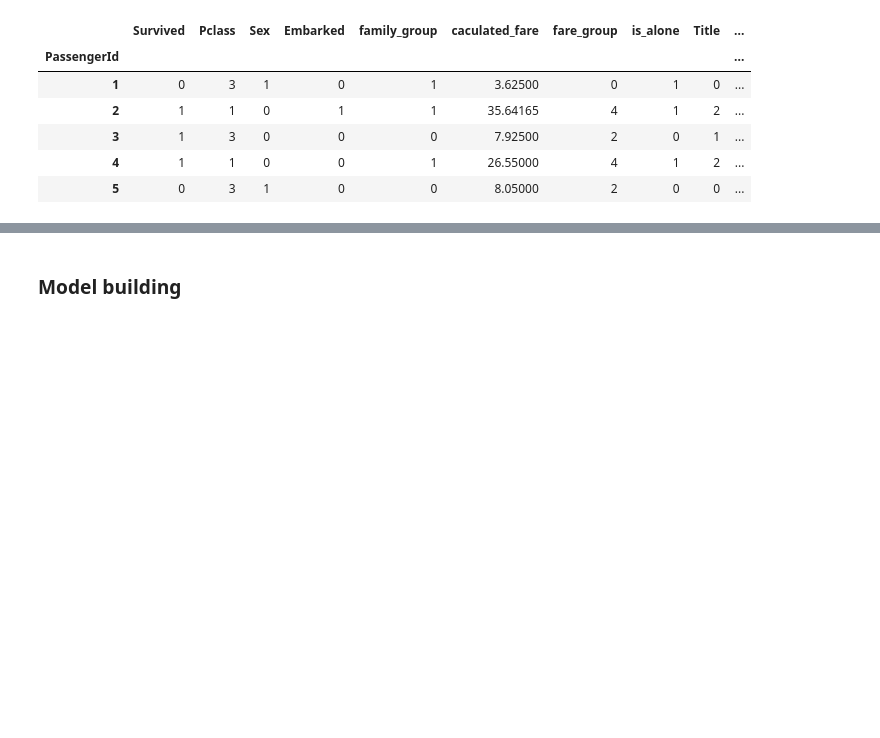
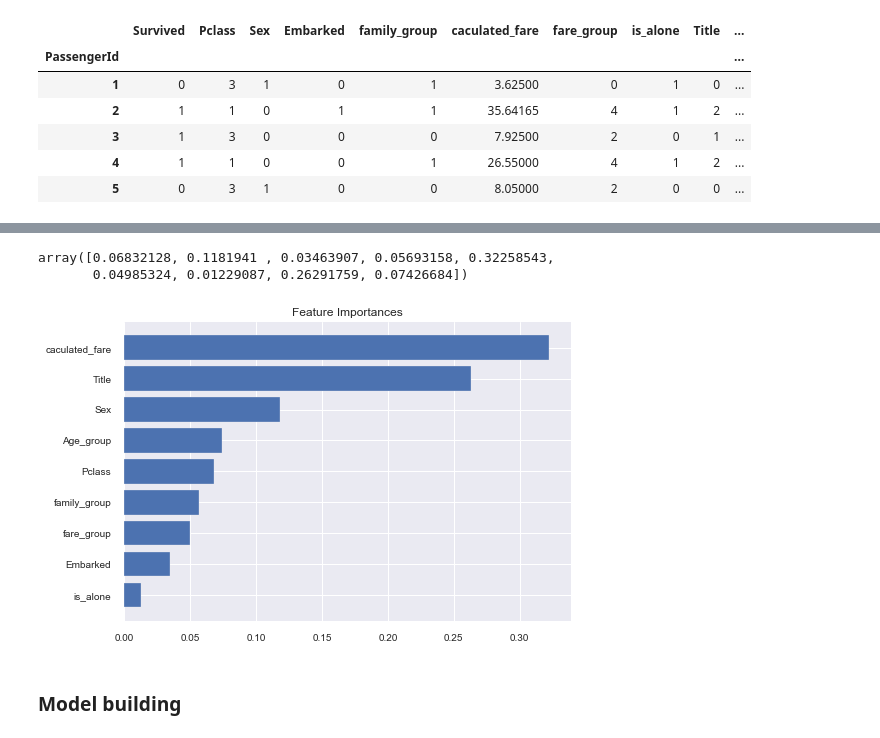
Before and after one commit to fallenleaves404/668project, a Jupyter notebook: project.ipynb, the cells around one changed output, grey strips where cells are left out. Saved outputs shown, nothing was run; the diff lists cells and outputs as text; code cells hidden in the pictures; blank space fills up the shorter version.

```diff
--- a/project.ipynb
+++ b/project.ipynb
@@ -117,4 +161,4 @@ train['Embarked'] = train['Embarked'].map( {'S': 0, 'C': 1, 'Q': 2} ).astype(int
 # %%
 test['Embarked'] = test['Embarked'].map( {'S': 0, 'C': 1, 'Q': 2} ).astype(int)
 # %%
-train = train.drop('Cabin' ,axis = 1)
+# train = train.drop('Cabin' ,axis = 1)
@@ -440,3 +482,8 @@ train.head()
 | 5 | 0 | 3 | 1 | 0 | 0 | 8.05000 | 2 | 0 | 0 | ... |
 # %%
 newdata = x_data[['caculated_fare','Sex','Title','Pclass','family_group','Age_group']]
+# %%
+
+from sklearn.ensemble import RandomForestClassifier
+rfc_fi = RandomForestClassifier()
+rfc_fi.fit(x_data, y_data)
@@ -443,3 +498,18 @@ newdata = x_data[['caculated_fare','Sex','Title','Pclass','family_group','Age_gr
+# %%
+rfc_fi.feature_importances_
+# %% [output]
+array([0.06832128, 0.1181941 , 0.03463907, 0.05693158, 0.32258543,
+       0.04985324, 0.01229087, 0.26291759, 0.07426684])
+# %%
+features = x_data.columns
+importances = rfc_fi.feature_importances_
+indices = np.argsort(importances)
+plt.title('Feature Importances')
+plt.barh(range(len(indices)), importances[indices], color='b', align='center')
+plt.yticks(range(len(indices)), [features[i] for i in indices])
+plt.show()
+# %% [output]
+[figure, added]
 # %% [markdown]
 ### Model building
 # %%
```
Also changed, not shown: parts of 18 cells of this notebook.
